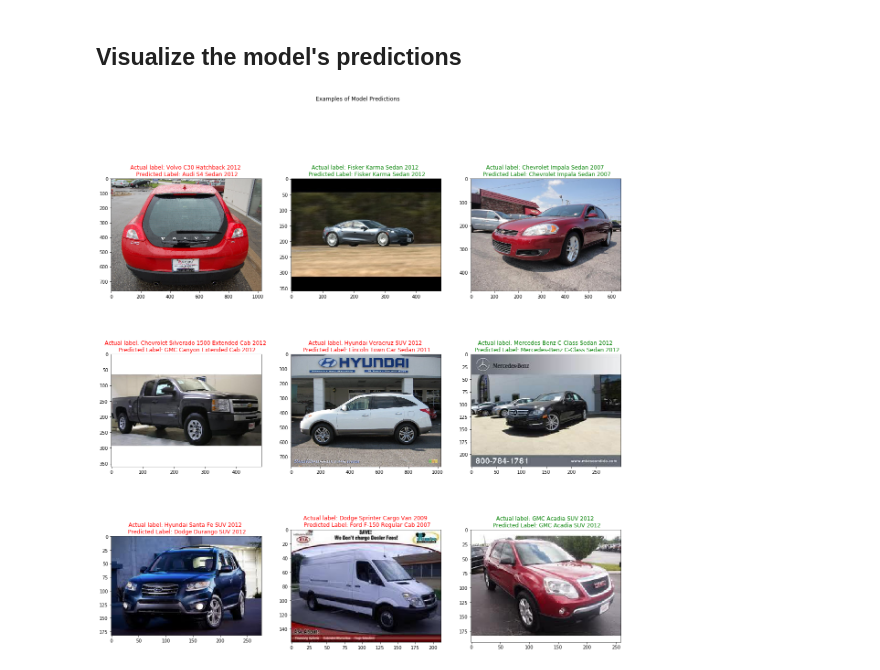
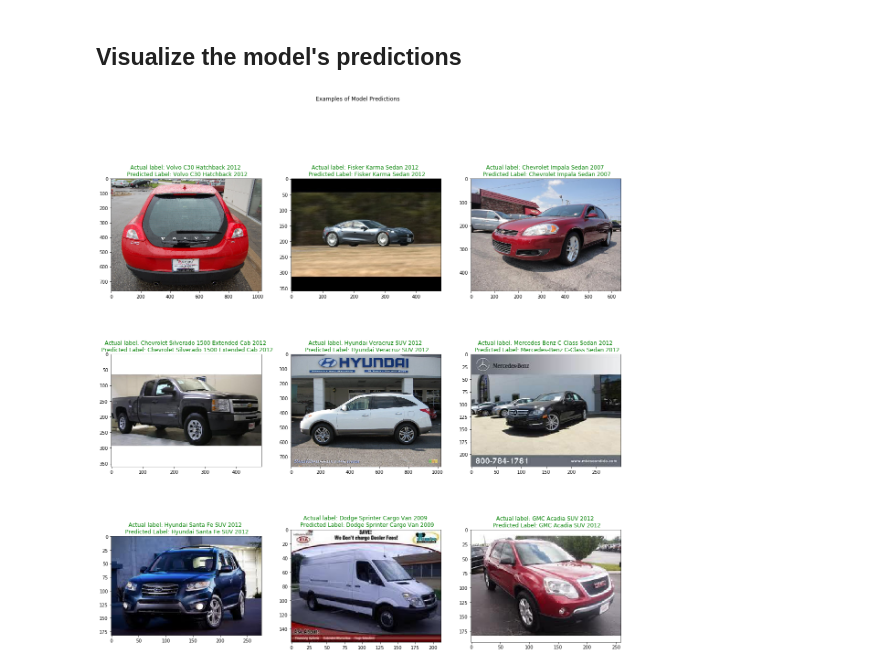
Before and after one commit to amoraru100/caltech-ee148-spring2020-project, a Jupyter notebook: Data Exploration.ipynb, the cells around one changed output. Saved outputs shown, nothing was run; the diff lists cells and outputs as text; code cells hidden in the pictures.

Commit message:
80% validation accuracy with updated ResNet model

```diff
--- a/Data Exploration.ipynb
+++ b/Data Exploration.ipynb
@@ -200,9 +200,9 @@ def train_valid_split(train_dataset):
 
     return subset_indices_train, subset_indices_valid
 
+transform = transforms.Compose([transforms.Resize((300,300)), transforms.ToTensor()])
 
-cars_data_train = CarsDataset('train_annos_cleaned.csv', train_path, transform=transforms.Compose(
-    [transforms.Resize(100), transforms.RandomSizedCrop(100), transforms.ToTensor()]))
+cars_data_train = CarsDataset('train_annos_cleaned.csv', train_path, transform=transform)
 
 subset_indices_train = np.load("train_indices.npy")
 subset_indices_valid = np.load("valid_indices.npy")
@@ -282,33 +282,31 @@ torch.save(model_ft.state_dict(), "initial_resnet.pt")
 # %%
 cars_data_train = CarsDataset('train_annos_cleaned.csv', train_path)
 cars_meta = pd.read_csv(cars_meta_path, header=None)
-
-transform = transforms.Compose([transforms.Resize(100), transforms.RandomSizedCrop(100), transforms.ToTensor()])
 
 fig, axs = plt.subplots(3, 3, figsize=(20,20))
 idx = 100
 for i in range(3):
     for j in range(3):
         image = cars_data_train[idx][0]
         sample = image
         actual = cars_data_train[idx][3]
         sample = transform(sample)
         sample = torch.autograd.Variable(sample)
         sample = sample.unsqueeze(0)
         output = model_ft(sample)
         conf, pred = torch.max(output.data, 1)
         pred = pred.item()
         pred = cars_meta.loc[pred, 0]
         axs[i, j].imshow(image)
         if (pred == actual):
             c = 'g'
         else:
             c = 'r'
         axs[i, j].set_title('Actual label: {} \n Predicted Label: {}'.format(actual, pred), fontdict = {'color': c})
         idx += 1
 
 
 fig.suptitle("Examples of Model Predictions")
-plt.savefig("model_predictions1.png")
+plt.savefig("updated_model_predictions2.png")
 # %% [output]
-[figure, old version]
+[figure, new version]
```
Also changed, not shown: parts of 2 cells of this notebook, 4 other files.
